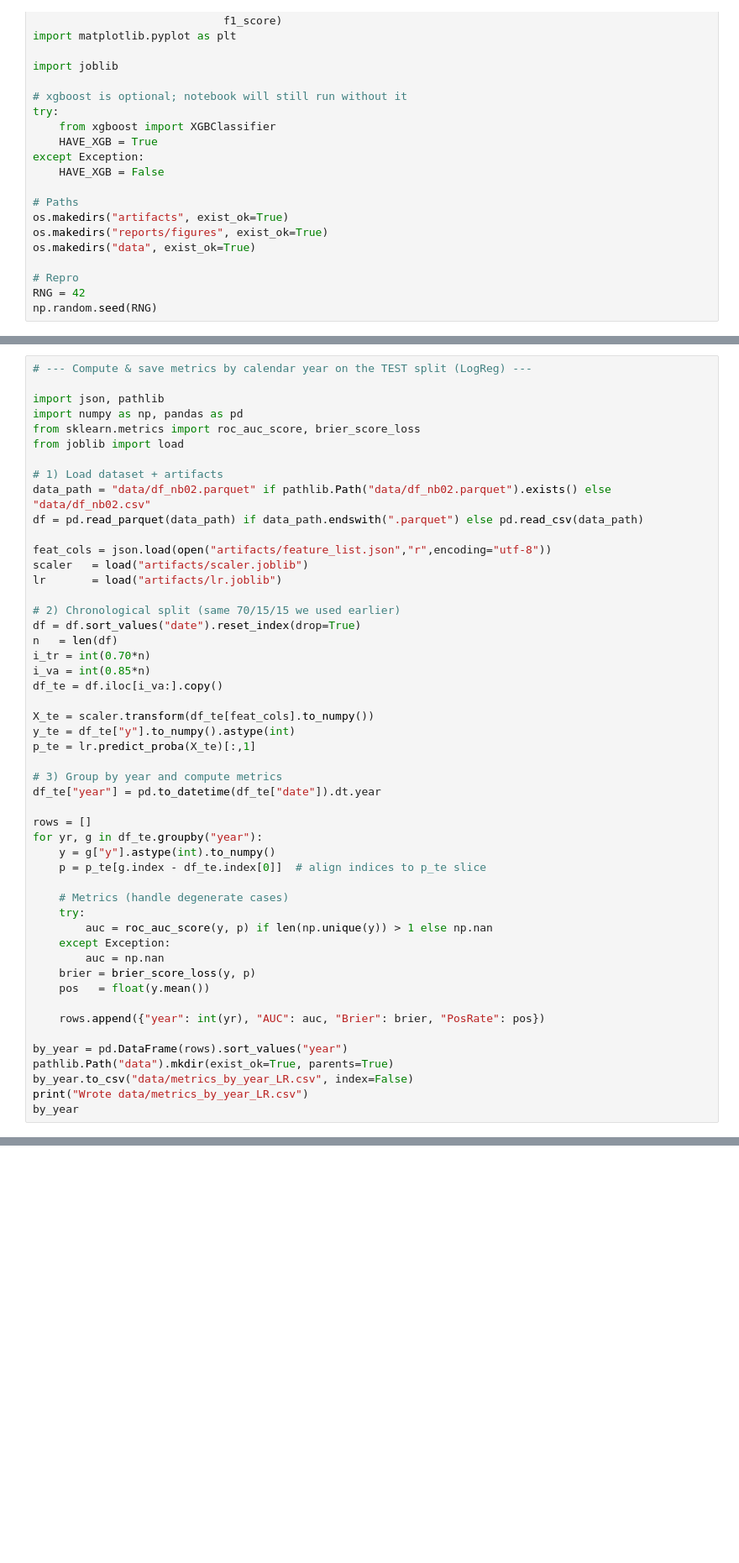
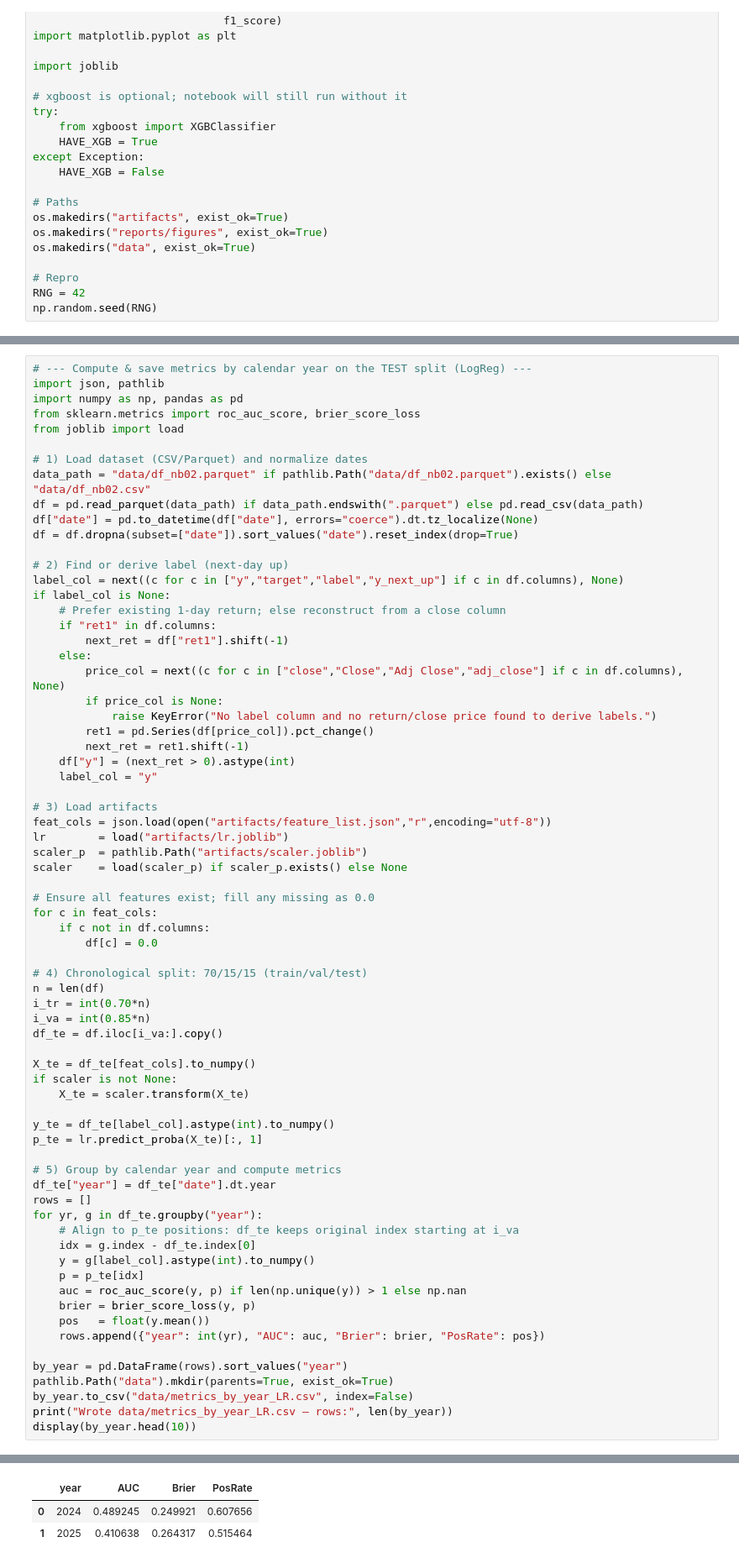
Before and after one commit to yubyunghun/stock-direction-ml, a Jupyter notebook: notebooks/05_explainability.ipynb, the cells around one changed output, grey strips where cells are left out. Shown: that part at 84% size. Saved outputs shown, nothing was run; the diff lists cells and outputs as text; blank space fills up the shorter version.

```diff
--- a/notebooks/05_explainability.ipynb
+++ b/notebooks/05_explainability.ipynb
@@ -342,50 +546,71 @@ print("Data:",     [p for p in pathlib.Path("data").glob("*") if p.suffix in {'.
 # %%
 # --- Compute & save metrics by calendar year on the TEST split (LogReg) ---
-
 import json, pathlib
 import numpy as np, pandas as pd
 from sklearn.metrics import roc_auc_score, brier_score_loss
 from joblib import load
 
-# 1) Load dataset + artifacts
+# 1) Load dataset (CSV/Parquet) and normalize dates
 data_path = "data/df_nb02.parquet" if pathlib.Path("data/df_nb02.parquet").exists() else "data/df_nb02.csv"
 df = pd.read_parquet(data_path) if data_path.endswith(".parquet") else pd.read_csv(data_path)
+df["date"] = pd.to_datetime(df["date"], errors="coerce").dt.tz_localize(None)
+df = df.dropna(subset=["date"]).sort_values("date").reset_index(drop=True)
 
+# 2) Find or derive label (next-day up)
+label_col = next((c for c in ["y","target","label","y_next_up"] if c in df.columns), None)
+if label_col is None:
+    # Prefer existing 1-day return; else reconstruct from a close column
+    if "ret1" in df.columns:
+        next_ret = df["ret1"].shift(-1)
+    else:
+        price_col = next((c for c in ["close","Close","Adj Close","adj_close"] if c in df.columns), None)
+        if price_col is None:
+            raise KeyError("No label column and no return/close price found to derive labels.")
+        ret1 = pd.Series(df[price_col]).pct_change()
+        next_ret = ret1.shift(-1)
+    df["y"] = (next_ret > 0).astype(int)
+    label_col = "y"
+
+# 3) Load artifacts
 feat_cols = json.load(open("artifacts/feature_list.json","r",encoding="utf-8"))
-scaler   = load("artifacts/scaler.joblib")
-lr       = load("artifacts/lr.joblib")
+lr        = load("artifacts/lr.joblib")
+scaler_p  = pathlib.Path("artifacts/scaler.joblib")
+scaler    = load(scaler_p) if scaler_p.exists() else None
 
-# 2) Chronological split (same 70/15/15 we used earlier)
-df = df.sort_values("date").reset_index(drop=True)
-n   = len(df)
+# Ensure all features exist; fill any missing as 0.0
+for c in feat_cols:
+    if c not in df.columns:
+        df[c] = 0.0
+
+# 4) Chronological split: 70/15/15 (train/val/test)
+n = len(df)
 i_tr = int(0.70*n)
 i_va = int(0.85*n)
 df_te = df.iloc[i_va:].copy()
 
-X_te = scaler.transform(df_te[feat_cols].to_numpy())
-y_te = df_te["y"].to_numpy().astype(int)
-p_te = lr.predict_proba(X_te)[:,1]
+X_te = df_te[feat_cols].to_numpy()
+if scaler is not None:
+    X_te = scaler.transform(X_te)
 
-# 3) Group by year and compute metrics
-df_te["year"] = pd.to_datetime(df_te["date"]).dt.year
+y_te = df_te[label_col].astype(int).to_numpy()
+p_te = lr.predict_proba(X_te)[:, 1]
 
+# 5) Group by calendar year and compute metrics
+df_te["year"] = df_te["date"].dt.year
 rows = []
 for yr, g in df_te.groupby("year"):
-    y = g["y"].astype(int).to_numpy()
-    p = p_te[g.index - df_te.index[0]]  # align indices to p_te slice
-
-    # Metrics (handle degenerate cases)
-    try:
-        auc = roc_auc_score(y, p) if len(np.unique(y)) > 1 else np.nan
-    except Exception:
-        auc = np.nan
+    # Align to p_te positions: df_te keeps original index starting at i_va
+    idx = g.index - df_te.index[0]
+    y = g[label_col].astype(int).to_numpy()
+    p = p_te[idx]
+    auc = roc_auc_score(y, p) if len(np.unique(y)) > 1 else np.nan
     brier = brier_score_loss(y, p)
     pos   = float(y.mean())
-
     rows.append({"year": int(yr), "AUC": auc, "Brier": brier, "PosRate": pos})
 
 by_year = pd.DataFrame(rows).sort_values("year")
-pathlib.Path("data").mkdir(exist_ok=True, parents=True)
+pathlib.Path("data").mkdir(parents=True, exist_ok=True)
 by_year.to_csv("data/metrics_by_year_LR.csv", index=False)
-print("Wrote data/metrics_by_year_LR.csv")
-by_year
+print("Wrote data/metrics_by_year_LR.csv — rows:", len(by_year))
+display(by_year.head(10))
+# %% [output]
@@ -391,0 +618,3 @@ by_year
+|  | year | AUC | Brier | PosRate |
+| 0 | 2024 | 0.489245 | 0.249921 | 0.607656 |
+| 1 | 2025 | 0.410638 | 0.264317 | 0.515464 |
```
Also changed, not shown: parts of 14 cells of this notebook, 53 other files.
